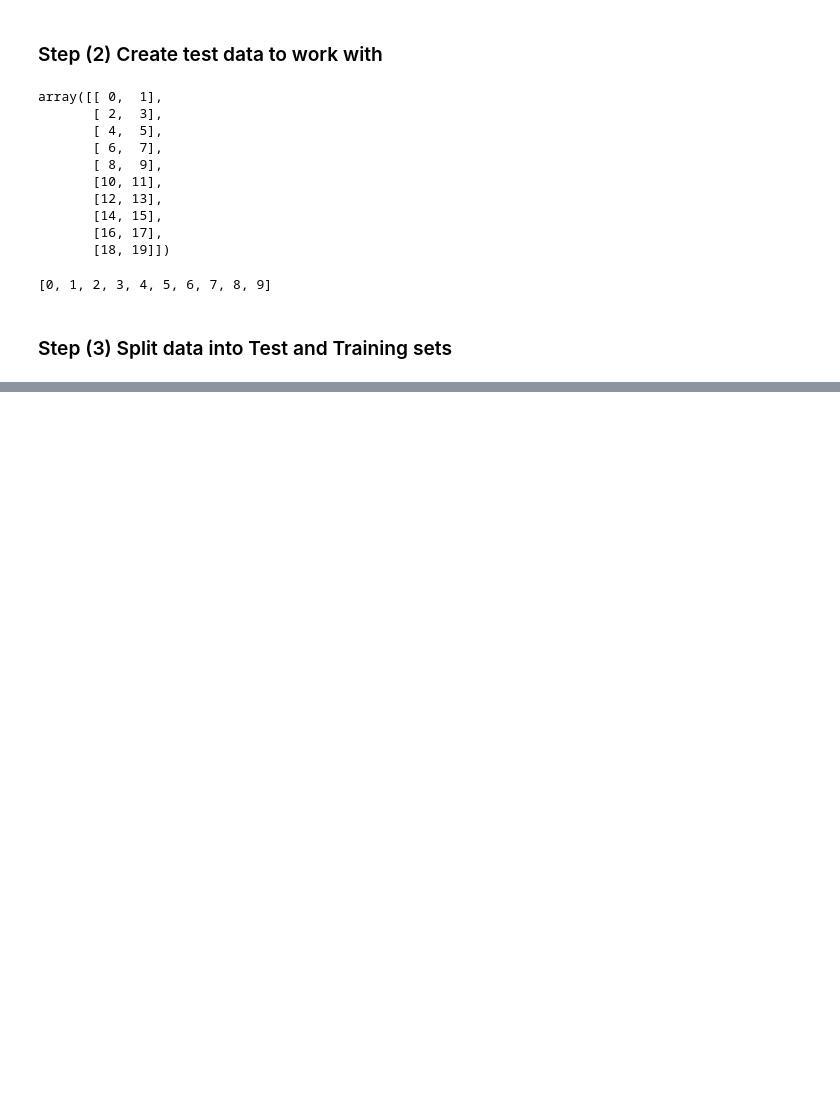
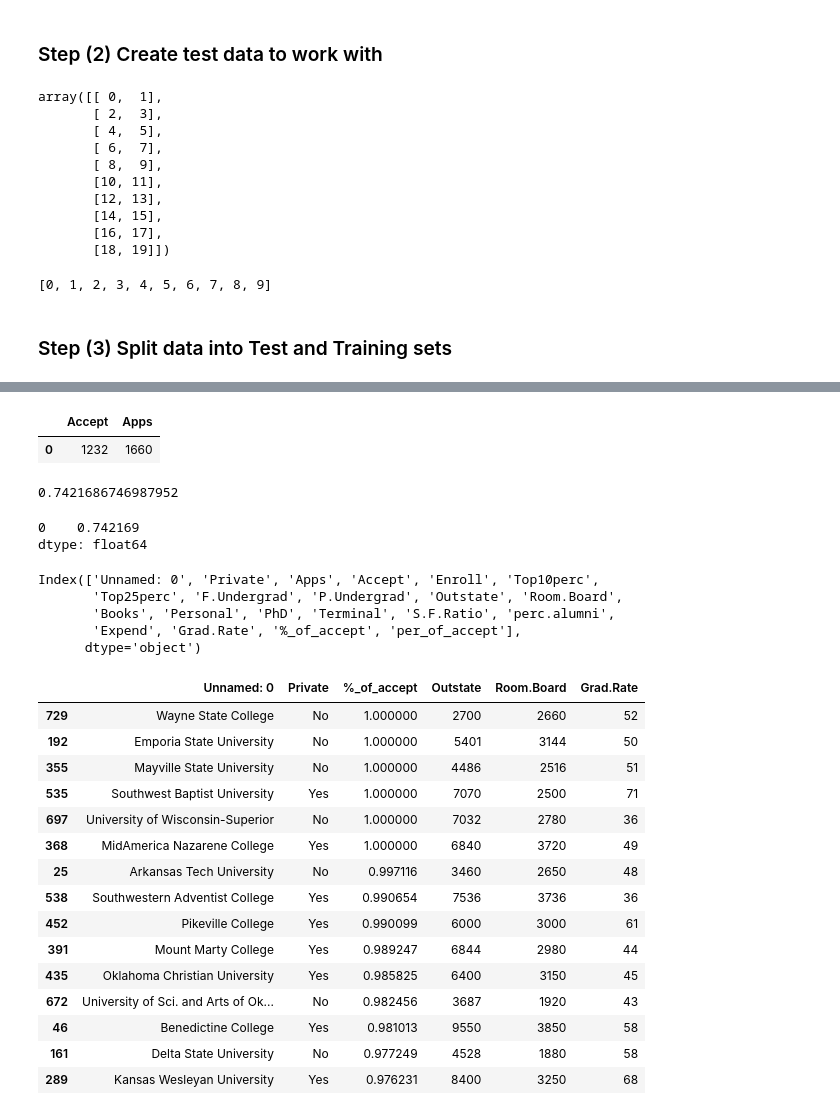
Before and after one commit to kbrook10/bootcamp_python_for_data_science_and_machine_learning, a Jupyter notebook: support_files/Machine Learning Sections/Intro_to_machine_learning.ipynb, the cells around one changed output, grey strips where cells are left out. Saved outputs shown, nothing was run; the diff lists cells and outputs as text; code cells hidden in the pictures; blank space fills up the shorter version.

```diff
--- a/support_files/Machine Learning Sections/Intro_to_machine_learning.ipynb
+++ b/support_files/Machine Learning Sections/Intro_to_machine_learning.ipynb
@@ -81,0 +85,5 @@ y_test
+# %%
+# Open College Data
+
+college_df = pd.read_csv('College.csv')
+college_df.head()
@@ -81,0 +141,51 @@ y_test
+# %%
+college_df[:1][['Accept','Apps']]
+# %% [output]
+|  | Accept | Apps |
+| 0 | 1232 | 1660 |
+# %%
+1232/1660
+# %% [output]
+0.7421686746987952
+# %%
+percent_accept_1 = college_df[:1]['Accept'] / college_df[:1]['Apps']
+percent_accept_1
+# %% [output]
+0    0.742169
+dtype: float64
+# %%
+college_df['%_of_accept'] =  college_df['Accept'] / college_df['Apps']
+# %%
+top_acceptance = college_df.sort_values(by=['%_of_accept'], ascending=False)
+# %%
+top_acceptance.columns
+# %% [output]
+Index(['Unnamed: 0', 'Private', 'Apps', 'Accept', 'Enroll', 'Top10perc',
+       'Top25perc', 'F.Undergrad', 'P.Undergrad', 'Outstate', 'Room.Board',
+       'Books', 'Personal', 'PhD', 'Terminal', 'S.F.Ratio', 'perc.alumni',
+       'Expend', 'Grad.Rate', '%_of_accept', 'per_of_accept'],
+      dtype='object')
+# %%
+top_acceptance.drop('per_of_accept',axis=1, inplace=True)
+# %%
+# Review top accepted colleges
+
+top_acceptance.head(10)
+top_acceptance[['Unnamed: 0', 'Private','%_of_accept', 'Outstate','Room.Board','Grad.Rate']].head(15)
+# %% [output]
+|  | Unnamed: 0 | Private | %_of_accept | Outstate | Room.Board | Grad.Rate |
+| 729 | Wayne State College | No | 1.000000 | 2700 | 2660 | 52 |
+| 192 | Emporia State University | No | 1.000000 | 5401 | 3144 | 50 |
+| 355 | Mayville State University | No | 1.000000 | 4486 | 2516 | 51 |
+| 535 | Southwest Baptist University | Yes | 1.000000 | 7070 | 2500 | 71 |
+| 697 | University of Wisconsin-Superior | No | 1.000000 | 7032 | 2780 | 36 |
+| 368 | MidAmerica Nazarene College | Yes | 1.000000 | 6840 | 3720 | 49 |
+| 25 | Arkansas Tech University | No | 0.997116 | 3460 | 2650 | 48 |
+| 538 | Southwestern Adventist College | Yes | 0.990654 | 7536 | 3736 | 36 |
+| 452 | Pikeville College | Yes | 0.990099 | 6000 | 3000 | 61 |
+| 391 | Mount Marty College | Yes | 0.989247 | 6844 | 2980 | 44 |
+| 435 | Oklahoma Christian University | Yes | 0.985825 | 6400 | 3150 | 45 |
+| 672 | University of Sci. and Arts of Ok... | No | 0.982456 | 3687 | 1920 | 43 |
+| 46 | Benedictine College | Yes | 0.981013 | 9550 | 3850 | 58 |
+| 161 | Delta State University | No | 0.977249 | 4528 | 1880 | 58 |
+| 289 | Kansas Wesleyan University | Yes | 0.976231 | 8400 | 3250 | 68 |
```
Also changed, not shown: parts of 18 cells of this notebook, 15 other files.
